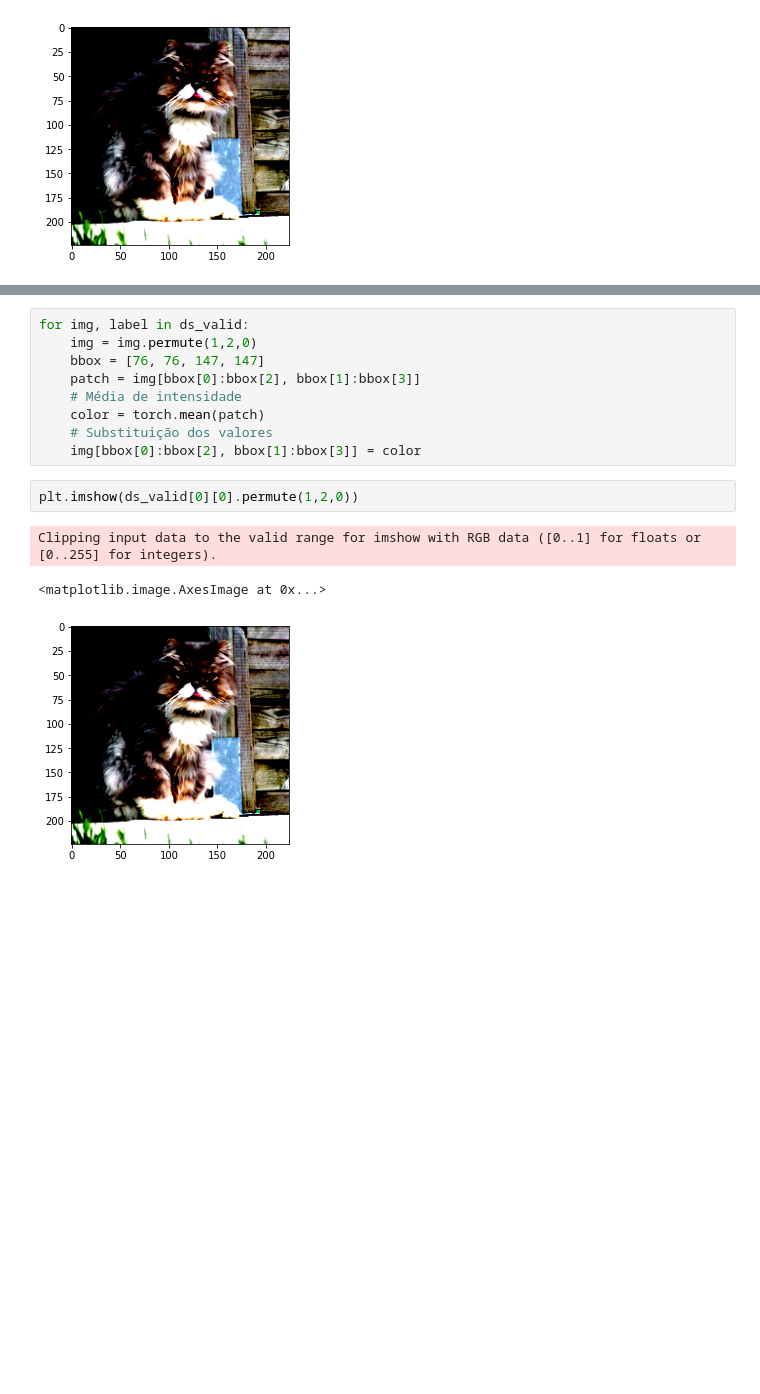
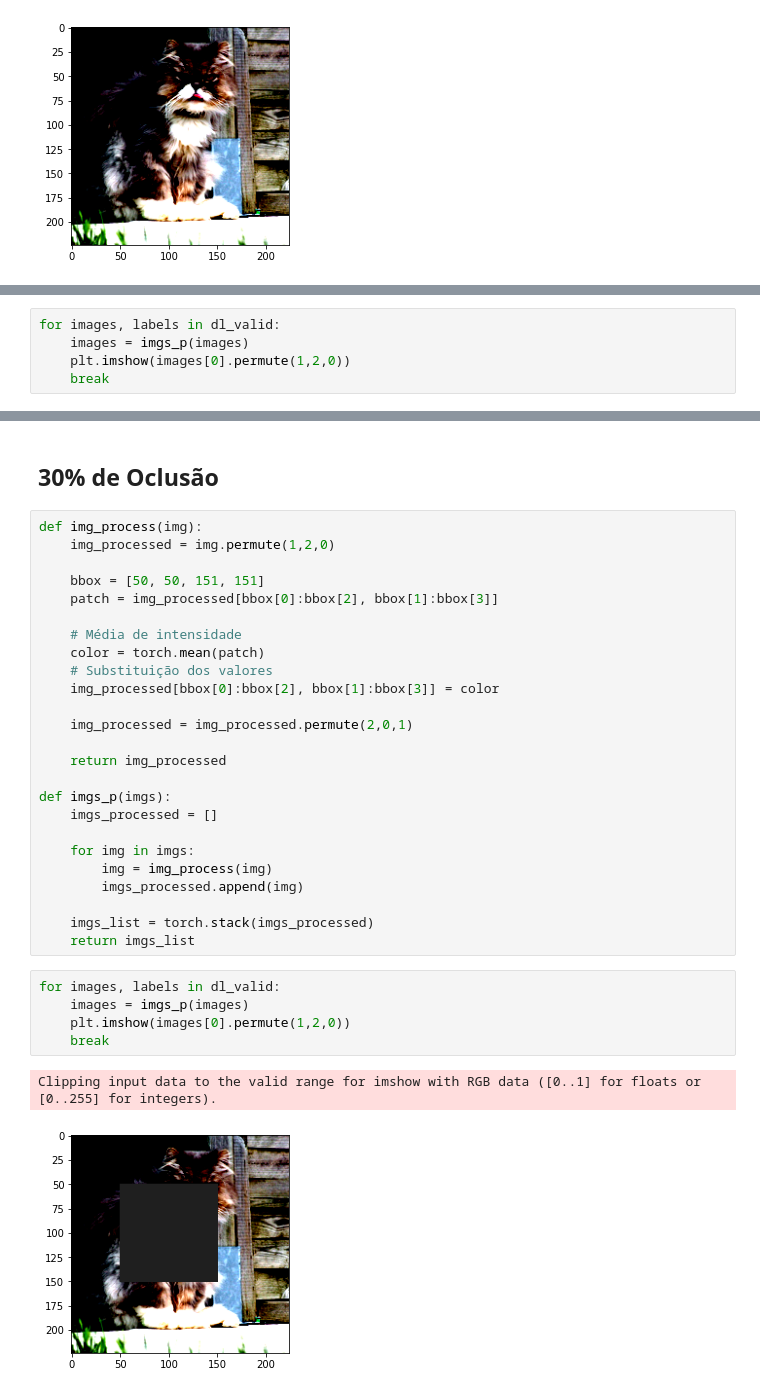
Before and after one commit to IvanCalvo/visao_2024, a Jupyter notebook: Proj2/proj2.ipynb, the cells around one changed output, grey strips where cells are left out. Drawn from its saved outputs; the diff is of its cells as text; blank space fills up the shorter version.

```diff
--- a/Proj2/proj2.ipynb
+++ b/Proj2/proj2.ipynb
@@ -112,0 +129,5 @@ img[bbox[0]:bbox[2], bbox[1]:bbox[3]] = color
+# %%
+for images, labels in dl_valid:
+    images = imgs_p(images)
+    plt.imshow(images[0].permute(1,2,0))
+    break
@@ -113,15 +166,35 @@ img[bbox[0]:bbox[2], bbox[1]:bbox[3]] = color
+# %% [markdown]
+## 30% de Oclusão
 # %%
-for img, label in ds_valid:
-    img = img.permute(1,2,0)
-    bbox = [76, 76, 147, 147]
-    patch = img[bbox[0]:bbox[2], bbox[1]:bbox[3]]
+def img_process(img):
+    img_processed = img.permute(1,2,0)
+
+    bbox = [50, 50, 151, 151]
+    patch = img_processed[bbox[0]:bbox[2], bbox[1]:bbox[3]]
+
     # Média de intensidade
     color = torch.mean(patch)
     # Substituição dos valores
-    img[bbox[0]:bbox[2], bbox[1]:bbox[3]] = color
+    img_processed[bbox[0]:bbox[2], bbox[1]:bbox[3]] = color
+
+    img_processed = img_processed.permute(2,0,1)
+
+    return img_processed
+
+def imgs_p(imgs):
+    imgs_processed = []
+
+    for img in imgs:
+        img = img_process(img)
+        imgs_processed.append(img)
+
+    imgs_list = torch.stack(imgs_processed)
+    return imgs_list
 # %%
-plt.imshow(ds_valid[0][0].permute(1,2,0))
+for images, labels in dl_valid:
+    images = imgs_p(images)
+    plt.imshow(images[0].permute(1,2,0))
+    break
 # %% [output]
 Clipping input data to the valid range for imshow with RGB data ([0..1] for floats or [0..255] for integers).
-<matplotlib.image.AxesImage at 0x...>
-[figure, old version]
+[figure, new version]
```
Also changed, not shown: parts of 14 cells of this notebook.
